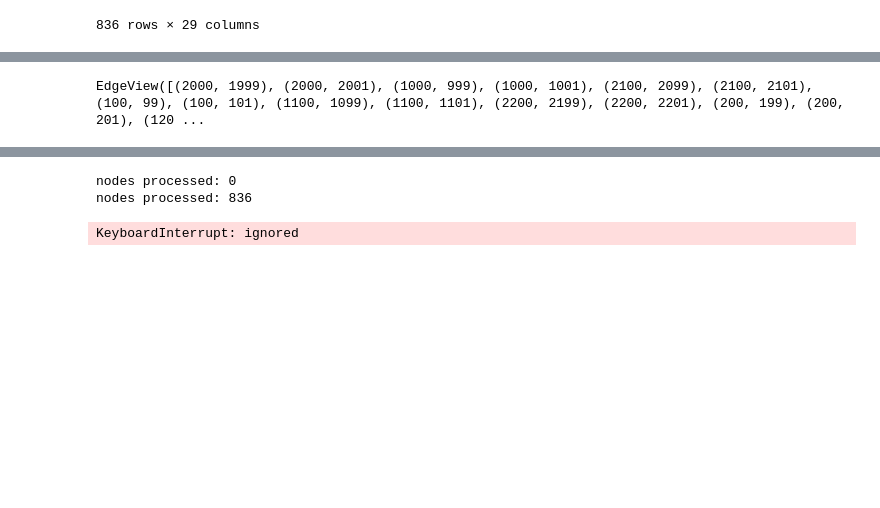
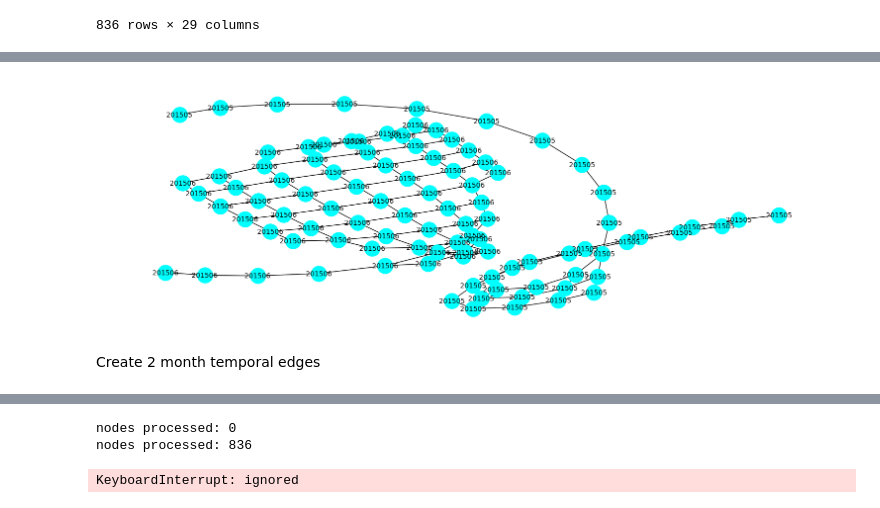
Before and after one commit to RoyZhaoGA/DroughtForecastAI, a Jupyter notebook: Spatial_GNNDroughtPrediction200k.ipynb, the cells around one changed output, grey strips where cells are left out. Drawn from its saved outputs; the diff is of its cells as text; code cells hidden in the pictures; blank space fills up the shorter version.

```diff
--- a/Spatial_GNNDroughtPrediction200k.ipynb
+++ b/Spatial_GNNDroughtPrediction200k.ipynb
@@ -90,2 +88,0 @@ Spatial_subset_graph = nx.Graph()
-# %%
-dataset_subset = dataset_subset.sort_values(by=['Lat','Lon'])
@@ -141,12 +96,12 @@ Spatial_temporal_graph_test = nx.Graph()
 # %%
-for i in range(len(three_month_dataset)):
-      Spatial_temporal_graph_test.add_node(index, **three_month_dataset.iloc[i][['Lat', 'Lon', 'temperature_2m', 'temperature_2m_min',
+# Add nodes with features
+for index, row in sort_processed_dataset.iterrows():
+    Spatial_temporal_graph.add_node(index, **row[["row_index","Month",'Lat', 'Lon', 'temperature_2m', 'temperature_2m_min',
                              'temperature_2m_max', 'dewpoint_temperature_2m', 'total_precipitation_sum',
                              'total_precipitation_min', 'total_precipitation_max', 'u_component_of_wind_10m',
                              'v_component_of_wind_10m', 'surface_net_solar_radiation_sum',
                              'total_evaporation_sum', 'soil_moisture_am', 'soil_moisture_pm', 'NDVI',
                              'EVI', 'next_month_tempreature', 'next_month_precipitation', 'year', 'month2', 'spei01']].to_dict())
-      print(str(i))
 
 print("finished creating node features")
 # %% [output]
@@ -183,4 +109,5 @@ finished creating node features
 # %%
+#Version of the graph with color attributes by the month; CODE DOESN'T WORK
 colors =[
     'aliceblue', 'antiquewhite', 'aqua', 'aquamarine', 'azure',
     'beige', 'bisque', 'black', 'blanchedalmond', 'blue',
@@ -213,7 +140,7 @@ for i, month in enumerate(unique_months):
 
 for index, row in sort_processed_dataset.iterrows():
     node_color = month_color_map[row['Month']]
-    Spatial_temporal_graph.add_node(index, color=node_color, **row[['Lat', 'Lon', 'temperature_2m', 'temperature_2m_min',
+    Spatial_temporal_graph.add_node(index, color=node_color, **row[["row_index","Month",'Lat', 'Lon', 'temperature_2m', 'temperature_2m_min',
                              'temperature_2m_max', 'dewpoint_temperature_2m', 'total_precipitation_sum',
                              'total_precipitation_min', 'total_precipitation_max', 'u_component_of_wind_10m',
                              'v_component_of_wind_10m', 'surface_net_solar_radiation_sum',
@@ -340,32 +247,0 @@ nodes processed: 2508
-# %%
-#Create Spatial Edges
-for month in unique_list_of_months:
-  dataset_subset = sort_processed_dataset[sort_processed_dataset["Month"] == month]
-  curLat = 0
-  prevNode = 0
-
-  #Add east-west edges
-  dataset_subset = dataset_subset.sort_values(by=['Lat','Lon'])
-
-  for i, row_i in dataset_subset.iterrows():
-    if curLat == row_i["Lat"]:
-      Spatial_temporal_graph.add_edge(prevNode, i)
-      prevNode = i
-    else:
-      curLat = row_i["Lat"]
-      prevNode = i
-
-  #Add north-south edges
-  dataset_subset = dataset_subset.sort_values(by=['Lon','Lat'])
-  prevNode = 0
-  curLon = 0
-
-  for i, row_i in dataset_subset.iterrows():
-    if curLon == row_i["Lon"]:
-      Spatial_temporal_graph.add_edge(prevNode, i)
-      print(i)
-      print("edge created: "+str(prevNode)+" "+str(i))
-      prevNode = i
-    else:
-      curLon = row_i["Lon"]
-      prevNode = i
@@ -413,5 +268,7 @@ Counter({None: 34480, 'aliceblue': 836, 'antiquewhite': 836, 'aqua': 836, 'aquam
 {'aliceblue': 836, 'antiquewhite': 836, 'aqua': 836, 'aquamarine': 836, 'azure': 836, 'beige': 836, 'bisque': 836, 'black': 836, 'blanchedalmond': 836, 'blue': 836, 'blueviolet': 836, 'brown': 836, 'b ...
-# %%
-Spatial_temporal_graph.edges()
-# %% [output]
-EdgeView([(2000, 1999), (2000, 2001), (1000, 999), (1000, 1001), (2100, 2099), (2100, 2101), (100, 99), (100, 101), (1100, 1099), (1100, 1101), (2200, 2199), (2200, 2201), (200, 199), (200, 201), (120 ...
+# %%
+display_a_to_b_nodes(Spatial_temporal_graph, 800, 900, "Month")
+# %% [output]
+[figure, added]
+# %% [markdown]
+Create 2 month temporal edges
```
Also changed, not shown: parts of 30 cells of this notebook.
